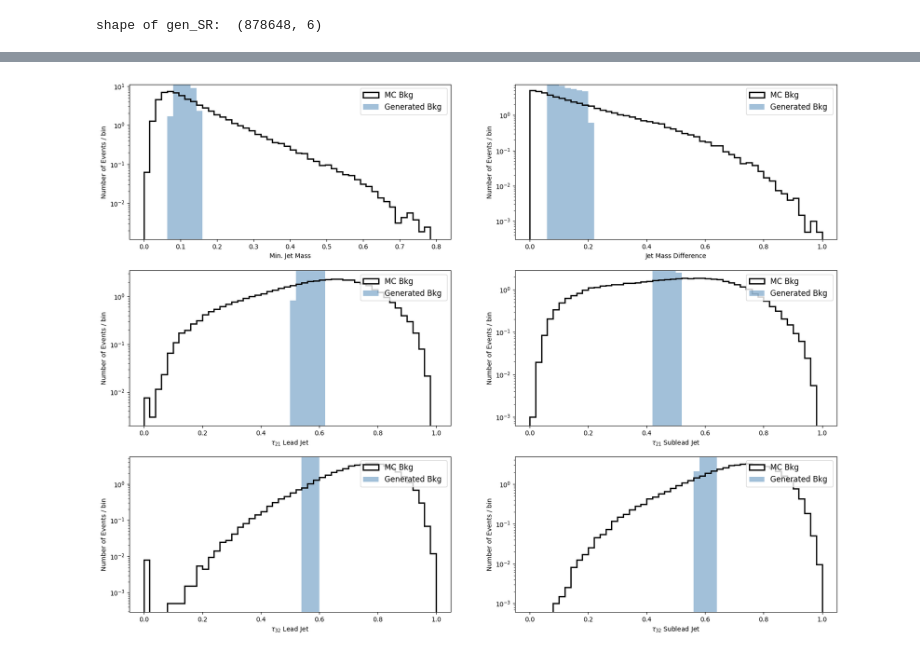
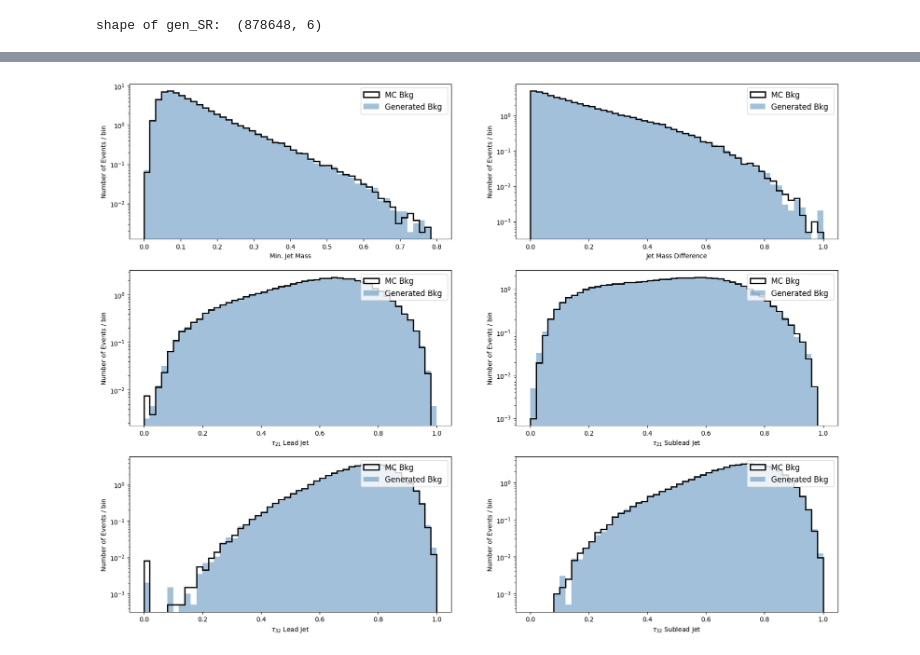
Before and after one commit to elhamekhoda/GAAnoDe, a Jupyter notebook: train_cvae.ipynb, the cells around one changed output, grey strips where cells are left out. Saved outputs shown, nothing was run; the diff lists cells and outputs as text; code cells hidden in the pictures.

```diff
--- a/train_cvae.ipynb
+++ b/train_cvae.ipynb
@@ -237,7 +436,7 @@ epochs_2 = 120
 # %%
 #note: min-max norm is present in all version
-folder_name = "cVAEz6_03-28-2023/"
-comd = "mkdir -p "+"./outputs/models/"+folder_name
+folder_name = "cVAEz6_04-25-2023_v2_unweighted/"
+comd = "mkdir -p "+"/global/u2/a/agarabag/cscratch/GAEA/outputs/models/"+folder_name
 os.system(comd)
 # %% [output]
 0
@@ -568,17 +756,14 @@ ValueError: x and y must have same first dimension, but have shapes (1536,) and
 # %%
 # Read the mean values
-filename = 'outputs/models/%s/cbvae_LHCO2020_latent_mean_20d_e-6.csv'%folder_name
+filename = '/global/u2/a/agarabag/pscratch/GAEA/outputs/models/%s/cbvae_LHCO2020_latent_mean_20d_e-6.csv'%folder_name
 means_df = pd.read_csv(filename, sep=' ', header=None)
 mean = means_df.values
-plt.hist(mean[:,5], bins=50)
-plt.show()
+
 
 print(mean.shape)
 
 # Read the std values
-filename = 'outputs/models/%s/cbvae_LHCO2020_latent_std_20d_e-6.csv'%folder_name
+filename = '/global/u2/a/agarabag/pscratch/GAEA/outputs/models/%s/cbvae_LHCO2020_latent_std_20d_e-6.csv'%folder_name
 stds_df = pd.read_csv(filename, sep=' ', header=None)
 std = stds_df.values
-
-z_samples = np.empty([cond_data.shape[0],latent_dim])
 # %% [output]
@@ -647,7 +906,7 @@ def fake_vs_real(gen_data,real_data,doLog,names):
         if doLog == True: plt.yscale('log')
         plt.ylabel("Number of Events / bin")
         plt.legend(fontsize="large")
-        ymax_b = np.max(b_hist_y)
+        # ymax_b = np.max(b_hist_y)
         # ymax_s = np.max(s_hist_y)
-        plt.ylim(0,ymax_b*1.5)
+        # plt.ylim(0,ymax_b*1.5)
 #     plt.savefig("fake_gen_compare_cbvae_6var_dynamicbeta.png")
@@ -665,48 +1008,57 @@ fake_vs_real([gen_SB],[un_norm_data],1,[""])
 # %%
 from sklearn.neighbors import KernelDensity
+KDE_bandwidth = 0.01
 
-innerdata_train = np.load("./data/preprocessed_data_6var/innerdata_train_6var.npy")
-innerdata_test = np.load("./data/preprocessed_data_6var/innerdata_test_6var.npy")
+#this endocer and decoder is same as the ones used in above cell to save mean and std
+folder = "/global/homes/a/agarabag/pscratch/GAEA/outputs/models/cVAEz6_04-06-2023"
+encoder = keras.models.load_model(folder+'/encoder_cbvae_6var_m999.h5')
+decoder = keras.models.load_model(folder+'/model_cbvae_6var_m999.h5')
 
-innerdata_train = innerdata_train[innerdata_train[:,nFeat+1]==0]
-innerdata_test  = innerdata_test[innerdata_test[:,nFeat+1]==0]
-print(innerdata_test.shape)
+# y_train_sr = KernelDensity(bandwidth=KDE_bandwidth, kernel='gaussian').fit(y_SR.reshape(-1, 1)).sample(y_train.shape[0])
+# y_train_sr = y_train_sr.astype('float32')
+# y_train_sr = np.random.lognormal(size=(y_train.shape[0], 1))
+x = x_SR[:innerdata_train.shape[0]].astype('float32')
+y = y_SR[:innerdata_train.shape[0]].astype('float32')
+# latent mean
+mean = encoder.predict([x, y])[0]
+# latent log variance --> variance --> std
+latent_logvar = encoder.predict([x, y])[1]
+latent_var = np.exp(latent_logvar)
+std = np.sqrt(latent_var)
 
-data_sr_train = innerdata_train[:,1:nFeat+1]
-data_sr_test = innerdata_test[:,1:nFeat+1]
-x_SR = np.concatenate((data_sr_train, data_sr_test), axis=0)
-print(x_SR.shape)
-x_SR, x_SR_max, x_SR_min = minmax_norm_data(x_SR)
-# x_SR = logit_norm(x_SR)
+trainsize = innerdata_train.shape[0]
 
 
-y_innerdata_train = innerdata_train[:,0]
-y_innerdata_test = innerdata_test[:,0]
-y_SR = np.concatenate((y_innerdata_train, y_innerdata_test), axis=0)
-y_SR, cond_data_SR_max, cond_data_SR_min = minmax_norm_cond_data(y_SR)
-# y_SR = logit_norm(y_SR)
-print(y_SR.shape)
+z_samples = np.empty([y_SR.shape[0],latent_dim])
+l=0
+for i in range(0,y_SR.shape[0]):
+    for j in range(0,latent_dim):
+        z_samples[l,j] = np.random.normal(mean[i%trainsize,j], 0.05+std[i%trainsize,j])
+    l=l+1
 
-KDE_bandwidth = 0.01
-mjj_logit = quick_logit(y_SR)
-y_SR = logit_transform_inverse(KernelDensity(
-                  bandwidth=KDE_bandwidth, kernel='gaussian').fit(
-                  mjj_logit.reshape(-1, 1)).sample(z_samples.shape[0]),
-                                                   max(y_SR).item(),
-                                                   min(y_SR).item())
-# y_SR = KernelDensity(bandwidth=KDE_bandwidth, kernel='gaussian').fit(y_SR.reshape(-1, 1)).sample(z_samples.shape[0])
+# mjj_logit = quick_logit(y_SR)
+# y_SR = logit_transform_inverse(KernelDensity(
+#                   bandwidth=KDE_bandwidth, kernel='gaussian').fit(
+#                   mjj_logit.reshape(-1, 1)).sample(z_samples.shape[0]),
+#                                                    max(y_SR).item(),
+#                                                    min(y_SR).item())
+y_SR = KernelDensity(bandwidth=KDE_bandwidth, kernel='gaussian').fit(y_SR.reshape(-1, 1)).sample(z_samples.shape[0])
 
-x_SR_train = x_SR[:trainsize]
-image_size = x_SR_train.shape[1]
-original_dim = image_size
-x_SR_train = np.reshape(x_SR_train, [-1, original_dim])
+# x_SR_train = x_SR[:trainsize]
+# image_size = x_SR_train.shape[1]
+# original_dim = image_size
+# x_SR_train = np.reshape(x_SR_train, [-1, original_dim])
 
-print(x_SR_train.shape)
-print(z_samples.shape)
-print(np.reshape(y_SR, [-1, 1]).shape)
+# print(x_SR_train.shape)
+# print(z_samples.shape)
+# print(np.reshape(y_SR, [-1, 1]).shape)
 
 gen_SR = decoder.predict([z_samples, np.reshape(y_SR, [-1, 1])])
-x_SR = rev_minmax_data(x_SR, x_SR_min, x_SR_max)
+#gen_SR = decoder.predict([np.random.lognormal(size=(cond_data.shape[0], 6)), np.reshape(y_SR, [-1, 1])])
 
-fake_vs_real([gen_SR],[x_SR],1,[""])
+gen_SR = rev_minmax_data(gen_SR, x_SR_min, x_SR_max)
+
+# np.save('outputs/gen_dataset/%s/LHCO2020_cB-VAE_events_upper_SR.npy'%folder_name, gen_SR)
+
+fake_vs_real([gen_SR],[rev_minmax_cond_data(x_SR, x_SR_min, x_SR_max)],1,[""])
 # %% [output]
@@ -719 +1067 @@ fake_vs_real([gen_SR],[x_SR],1,[""])
-[figure, old version]
+[figure, new version]
```
Also changed, not shown: parts of 65 cells of this notebook, 4 other files.
